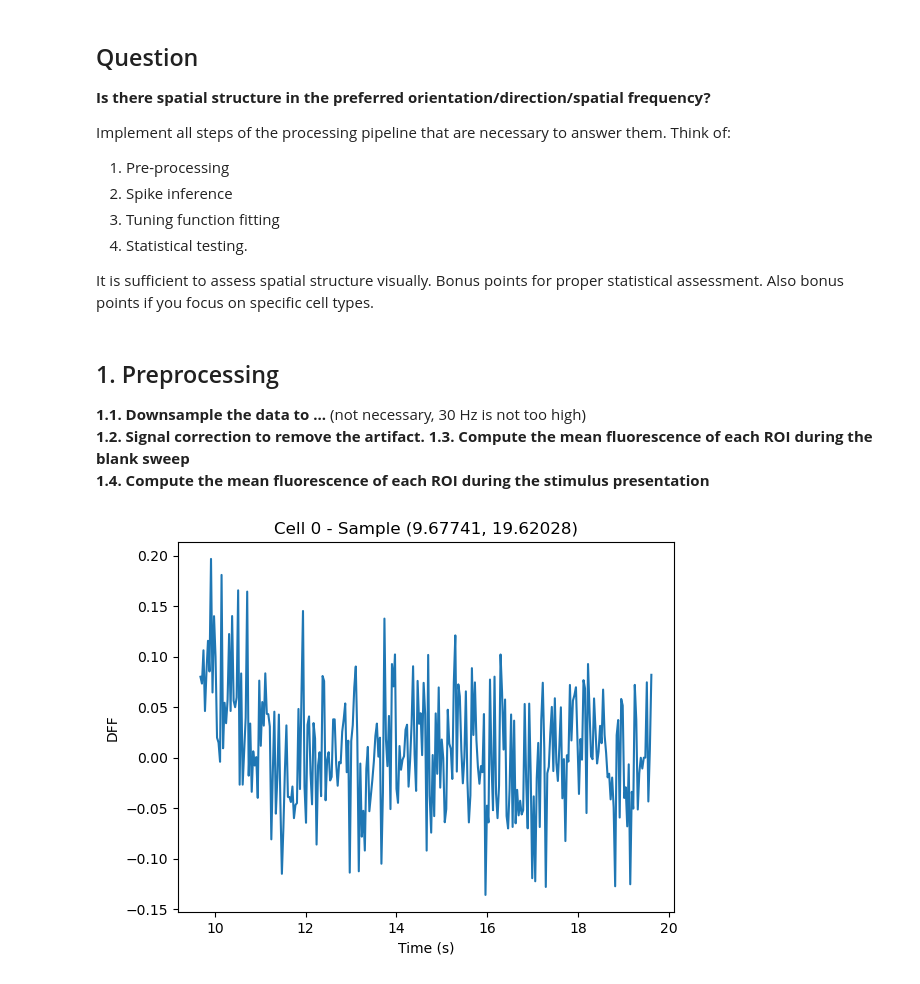
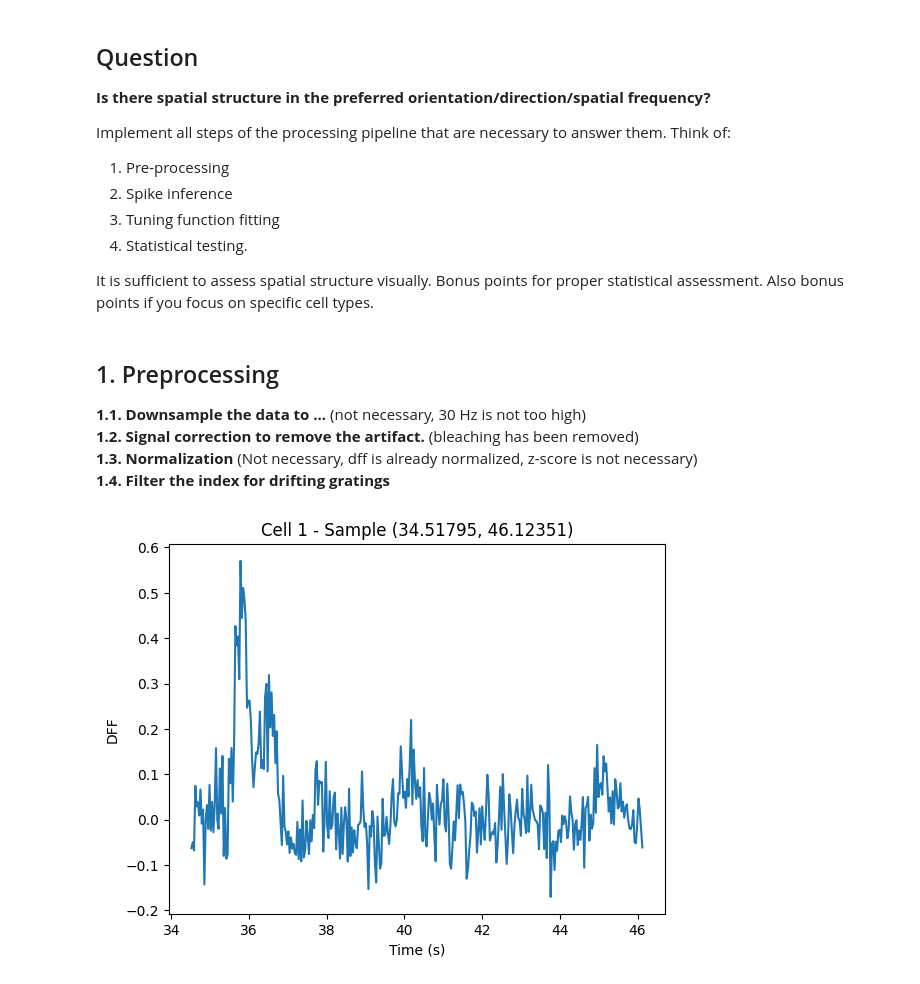
Before and after one commit to YIBoX-memorial/NDS, a Jupyter notebook: practical01.ipynb, the cells around one changed output. Cells and saved outputs as stored; diff of their text form; code cells hidden in the pictures.

```diff
--- a/practical01.ipynb
+++ b/practical01.ipynb
@@ -75,6 +75,9 @@ stim_epoch_table = data["stim_epoch_table"]
 roi_masks = data["roi_masks"]
 max_projection = data["max_projection"]
 running_speed = data["running_speed"]
+stim_epoch_table = stim_epoch_table.rename(
+    columns={"start": "stimulus", "end": "start", "stimulus": "end"}
+)
 # %% [output]
 Overview of the data
 [t] - <class 'numpy.ndarray'>, - (115471,)
@@ -132,11 +137,11 @@ It is sufficient to assess spatial structure visually. Bonus points for proper s
 # %% [markdown]
 ## 1. Preprocessing
 **1.1. Downsample the data to ...** (not necessary, 30 Hz is not too high)\
-**1.2. Signal correction to remove the artifact.**
-**1.3. Compute the mean fluorescence of each ROI during the blank sweep**\
-**1.4. Compute the mean fluorescence of each ROI during the stimulus presentation**
+**1.2. Signal correction to remove the artifact.** (bleaching has been removed)\
+**1.3. Normalization** (Not necessary, dff is already normalized, z-score is not necessary)\
+**1.4. Filter the index for drifting gratings**
 # %%
-def plot_sample(t, dff, cell, sample):
+def plot_sample(t, dff, cell, sample=None):
     """
     Plot the sample time series of dff
     t: time axis
@@ -144,6 +149,8 @@ def plot_sample(t, dff, cell, sample):
     cell: cell index
     sample: sample index
     """
+    if sample is None:
+        sample = range(len(t))
     plt.plot(t[sample], dff[cell, sample])
     plt.xlabel("Time (s)")
     plt.ylabel("DFF")
@@ -151,6 +158,23 @@ def plot_sample(t, dff, cell, sample):
     plt.show()
 
 
-# plot_sample(time_axis, dff_sequence, 0, slice(0, 300))
+def preprocess():
+    # print(stim_epoch_table.iloc[0])
+    grating_index = (
+        list(range(stim_epoch_table.iloc[0][1], stim_epoch_table.iloc[0][2]))
+        + list(range(stim_epoch_table.iloc[3][1], stim_epoch_table.iloc[3][2]))
+        + list(range(stim_epoch_table.iloc[6][1], stim_epoch_table.iloc[6][2]))
+    )
+    grating_index = np.array(grating_index)
+    return grating_index, 3 * np.std(dff_sequence[:, grating_index], axis=1)
+    # print(grating_index)
+
+
+grating_index, dff_std = preprocess()
-# %% [output]
-[figure, removed]
+# %%
+# plot_sample(time_axis, dff_sequence, 1, range(18000, 20000))
+# plot_sample(time_axis, dff_sequence, 3, range(30000, 31000))
+# print(grating_index[15000])
+plot_sample(time_axis, dff_sequence, 1, grating_index[0:350])
+# %% [output]
+[figure, added]
```
Also changed, not shown: parts of 7 cells of this notebook.
